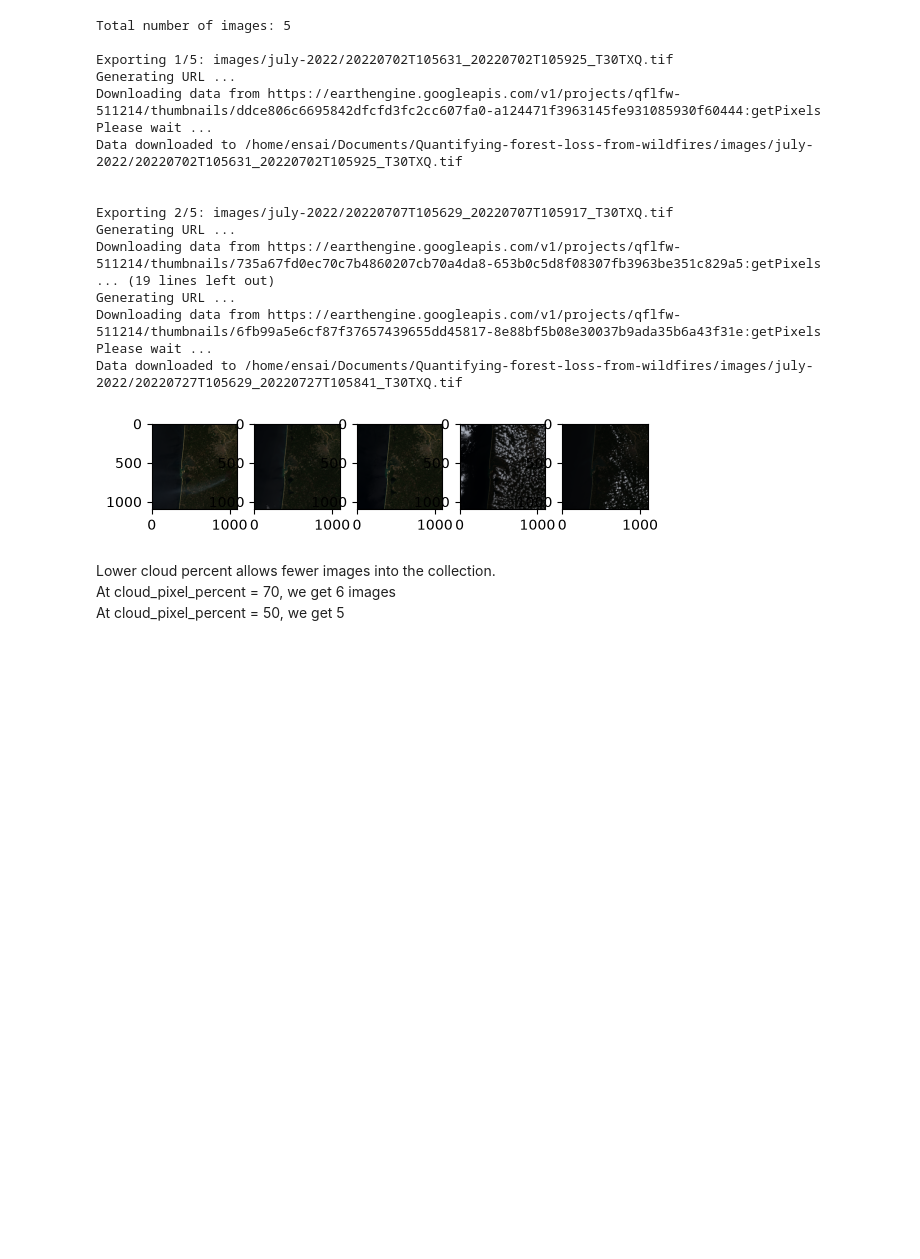
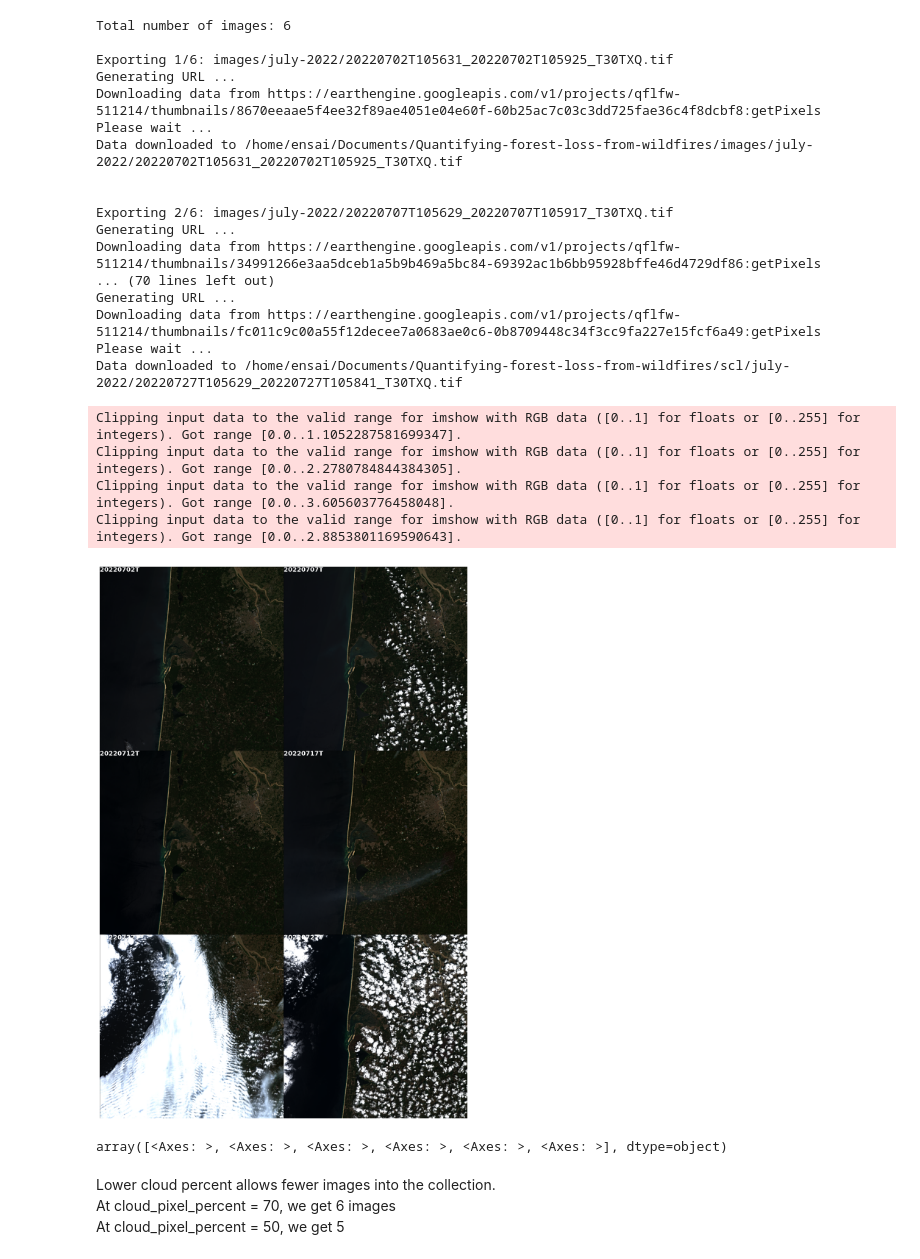
Before and after one commit to jinalpawar/Quantifying-forest-loss-from-wildfires, a Jupyter notebook: teste-de-buch.ipynb, the cells around one changed output. Saved outputs shown, nothing was run; the diff lists cells and outputs as text; code cells hidden in the pictures; blank space fills up the shorter version.

Commit message:
improved visualization of the image. Used method to mitigate the impact of visual outliers based on SCL layer

```diff
--- a/teste-de-buch.ipynb
+++ b/teste-de-buch.ipynb
@@ -90,39 +92,71 @@ ffmpeg is not installed on your computer.
 Map(center=[44.83995872472239, -1.0600000000001695], controls=(WidgetControl(options=['position', 'transparent…
 # %%
 out_dir = 'images/july-2022'
+scl_dir = 'scl/july-2022'
 geemap.ee_export_image_collection(dataset_jul_22.select(bands), out_dir, scale=100)
+geemap.ee_export_image_collection(dataset_jul_22.select("SCL"), scl_dir, scale=100)
 # %% [output]
-Total number of images: 5
+Total number of images: 6
 
-Exporting 1/5: images/july-2022/20220702T105631_20220702T105925_T30TXQ.tif
+Exporting 1/6: images/july-2022/20220702T105631_20220702T105925_T30TXQ.tif
 Generating URL ...
-Downloading data from https://earthengine.googleapis.com/v1/projects/qflfw-511214/thumbnails/ddce806c6695842dfcfd3fc2cc607fa0-a124471f3963145fe931085930f60444:getPixels
+Downloading data from https://earthengine.googleapis.com/v1/projects/qflfw-511214/thumbnails/8670eeaae5f4ee32f89ae4051e04e60f-60b25ac7c03c3dd725fae36c4f8dcbf8:getPixels
 Please wait ...
 Data downloaded to /home/ensai/Documents/Quantifying-forest-loss-from-wildfires/images/july-2022/20220702T105631_20220702T105925_T30TXQ.tif
 
 
-Exporting 2/5: images/july-2022/20220707T105629_20220707T105917_T30TXQ.tif
+Exporting 2/6: images/july-2022/20220707T105629_20220707T105917_T30TXQ.tif
 Generating URL ...
-Downloading data from https://earthengine.googleapis.com/v1/projects/qflfw-511214/thumbnails/735a67fd0ec70c7b4860207cb70a4da8-653b0c5d8f08307fb3963be351c829a5:getPixels
-... (19 lines left out)
+Downloading data from https://earthengine.googleapis.com/v1/projects/qflfw-511214/thumbnails/34991266e3aa5dceb1a5b9b469a5bc84-69392ac1b6bb95928bffe46d4729df86:getPixels
+... (70 lines left out)
 Generating URL ...
-Downloading data from https://earthengine.googleapis.com/v1/projects/qflfw-511214/thumbnails/6fb99a5e6cf87f37657439655dd45817-8e88bf5b08e30037b9ada35b6a43f31e:getPixels
+Downloading data from https://earthengine.googleapis.com/v1/projects/qflfw-511214/thumbnails/fc011c9c00a55f12decee7a0683ae0c6-0b8709448c34f3cc9fa227e15fcf6a49:getPixels
 Please wait ...
-Data downloaded to /home/ensai/Documents/Quantifying-forest-loss-from-wildfires/images/july-2022/20220727T105629_20220727T105841_T30TXQ.tif
+Data downloaded to /home/ensai/Documents/Quantifying-forest-loss-from-wildfires/scl/july-2022/20220727T105629_20220727T105841_T30TXQ.tif
 # %%
 directory_img_str = "images/july-2022"
+directory_scl_str = "scl/july-2022"
 directory_img = os.fsencode("images/july-2022")
+directory_scl = os.fsencode("scl/july-2022")
 
-_, axes = plt.subplots(nrows=1, ncols=5)
-for ax, file in zip(axes.flatten(), os.listdir(directory_img)):
+# Exclude: No Data (0), Saturation (1), Dark Areas (2), Shadows (3), Clouds (8,9,10), Snow (11)
+visual_outliers = [0, 1, 2, 3, 8, 9, 10, 11]
+
+
+fig, axes = plt.subplots(nrows=3, ncols=2, figsize=(10,15), gridspec_kw={'wspace': 0, 'hspace': 0, 'left': 0, 'right': 1,
+                                      'bottom': 0, 'top': 1})
+
+for ax, file, scl in zip(axes.flatten(), sorted(os.listdir(directory_img)), sorted(os.listdir(directory_scl))):
     filename = os.fsdecode(file)
+    filename_scl = os.fsdecode(scl)
     img = rasterio.open(f"{directory_img_str}/{filename}")
-    image_reshaped = img.read().transpose(1,2,0)
-    image_rescaled = image_reshaped / image_reshaped.max()
+    scl_band = rasterio.open(f"{directory_scl_str}/{filename_scl}")
+    scl_boolean = ~np.isin(scl_band.read(), visual_outliers)[0]
+    image_reshaped = img.read().transpose(1,2,0) #rasterio and matplotlib want the dimension indicating the bands in a different
+    #order. rasterio puts it first, matplotlib last
+    image_rescaled = image_reshaped / image_reshaped[:,:,0][scl_boolean].max()
 
     ax.imshow(image_rescaled)
+    ax.text(
+        x=0.05,
+        y=0.95,
+        s=filename[:9],
+        color='white',
+        va='top',
+        fontsize=12,
+        fontweight='bold'
+    )
+    ax.axis('off')
 # %% [output]
+Clipping input data to the valid range for imshow with RGB data ([0..1] for floats or [0..255] for integers). Got range [0.0..1.1052287581699347].
+Clipping input data to the valid range for imshow with RGB data ([0..1] for floats or [0..255] for integers). Got range [0.0..2.2780784844384305].
+Clipping input data to the valid range for imshow with RGB data ([0..1] for floats or [0..255] for integers). Got range [0.0..3.605603776458048].
+Clipping input data to the valid range for imshow with RGB data ([0..1] for floats or [0..255] for integers). Got range [0.0..2.8853801169590643].
-[figure, old version]
+[figure, new version]
+# %%
+axes.flatten()
+# %% [output]
+array([<Axes: >, <Axes: >, <Axes: >, <Axes: >, <Axes: >, <Axes: >], dtype=object)
 # %% [markdown]
 Lower cloud percent allows fewer images into the collection.
 At cloud_pixel_percent = 70, we get 6 images
```
Also changed, not shown: parts of 2 cells of this notebook, 13 other files.
